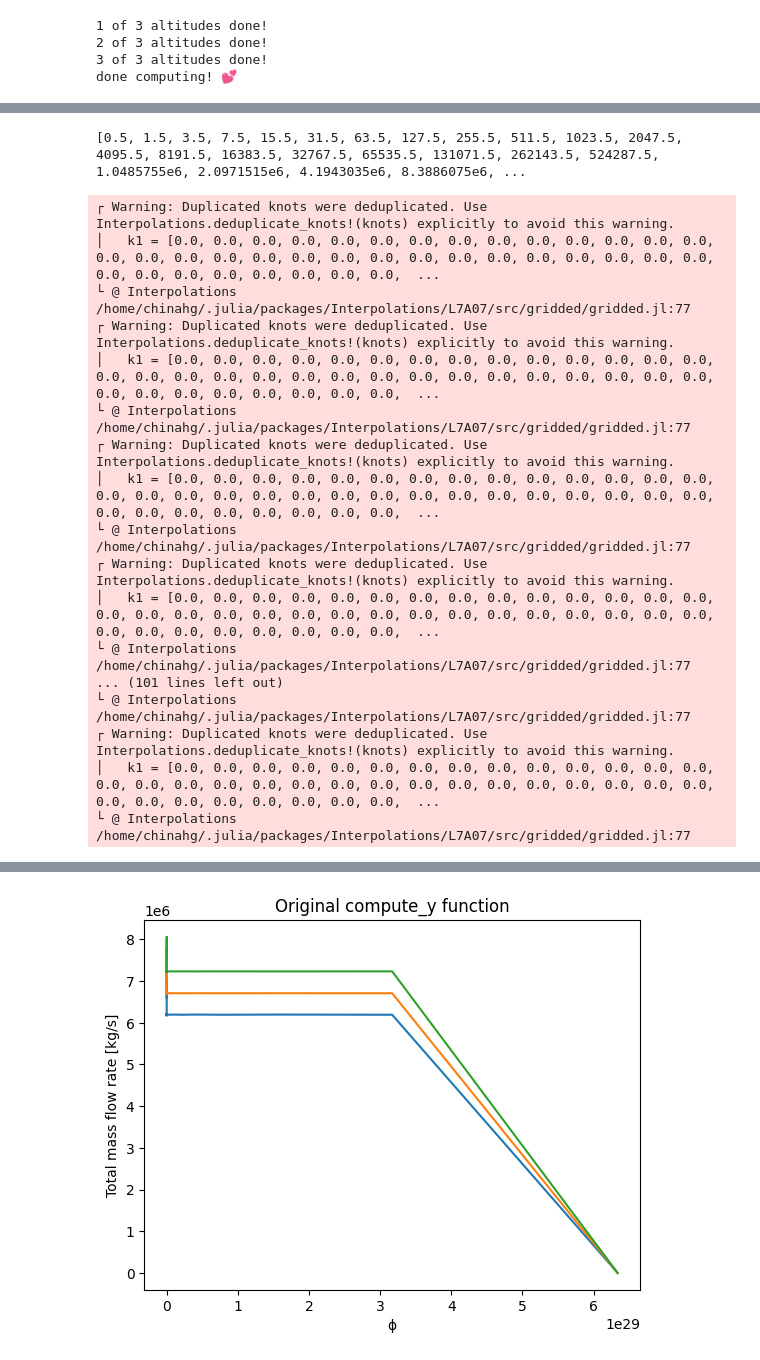
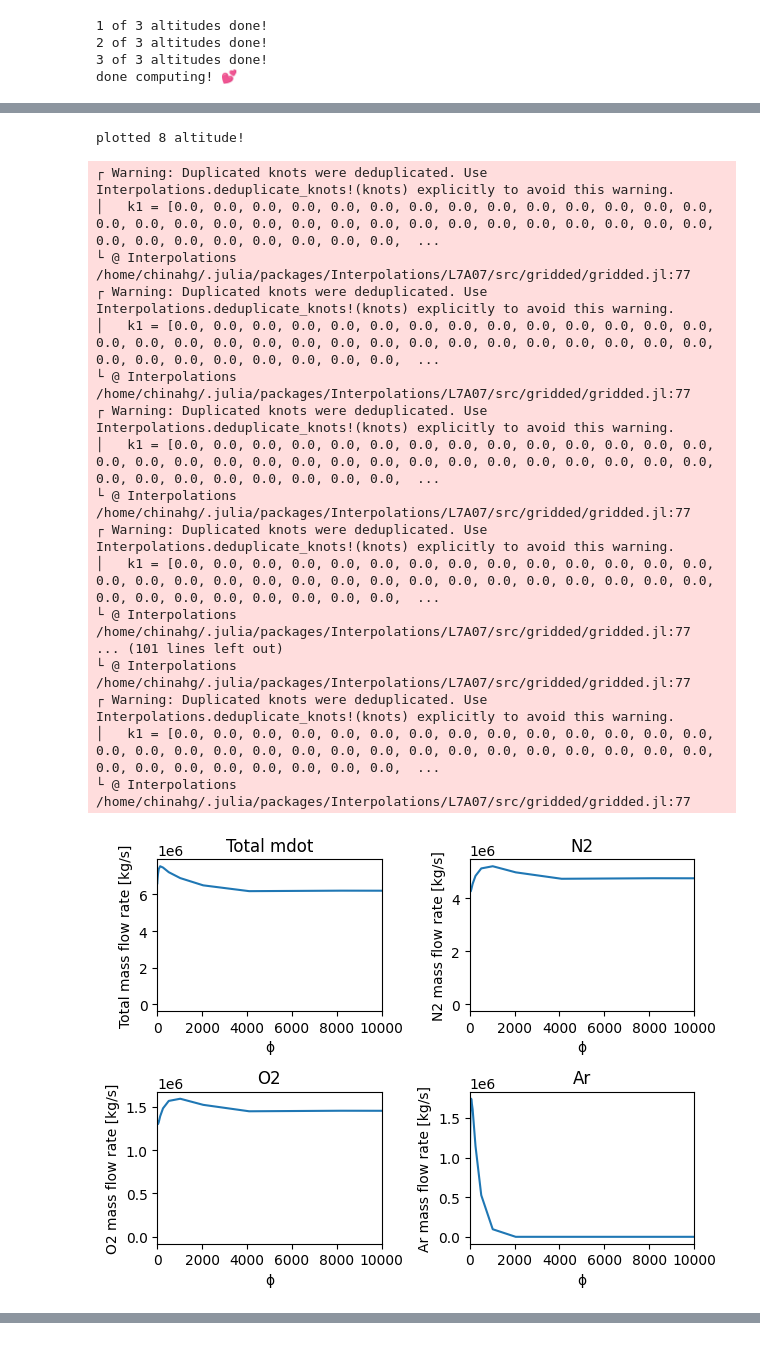
Before and after one commit to chinahg/rocketemissions, a Jupyter notebook: plumeSSMEJP.ipynb, the cells around one changed output, grey strips where cells are left out. Cells and saved outputs as stored; diff of their text form; code cells hidden in the pictures.

Commit message:
updated plotting to include mass flow rate of individual species in phi-psi

```diff
--- a/plumeSSMEJP.ipynb
+++ b/plumeSSMEJP.ipynb
@@ -713,6 +713,10 @@ for m = 1:length(h) #For all specified altitudes
     MFar = zeros(s,n)
     MFn2 = zeros(s,n)
     MFo2 = zeros(s,n)
+
+    mdot_Ar_sum = zeros(n)
+    mdot_N2_sum = zeros(n)
+    mdot_O2_sum = zeros(n)
     mdot_Ar = zeros(s,n)
     mdot_N2 = zeros(s,n)
     mdot_O2 = zeros(s,n)
@@ -734,9 +738,14 @@ for m = 1:length(h) #For all specified altitudes
         MFn2[j,i] = gas_g.gas[j,i,m]("N2").Y[1] #[kg/kg tot]
         MFo2[j,i] = gas_g.gas[j,i,m]("O2").Y[1] #[kg/kg tot]
         Xarea[j,i] = 3.1415*(Δψ[j+1]^2 - Δψ[j]^2)
+
         mdot_Ar[j,i] = Xarea[j,i]*MFar[j,i]*rho_tot[j,i]*u[j,i]
         mdot_N2[j,i] = Xarea[j,i]*MFn2[j,i]*rho_tot[j,i]*u[j,i]
         mdot_O2[j,i] = Xarea[j,i]*MFo2[j,i]*rho_tot[j,i]*u[j,i]
+
+        mdot_O2_sum[i] += mdot_O2[j,i]
+        mdot_N2_sum[i] += mdot_N2[j,i]
+        mdot_Ar_sum[i] += mdot_Ar[j,i]
         mdot_tot[i] += mdot_Ar[j,i] + mdot_N2[j,i] + mdot_O2[j,i]
     end
 
@@ -764,13 +773,33 @@ for m = 1:length(h) #For all specified altitudes
     #savefig("/home/chinahg/GCresearch/rocketemissions/rockettests/" * h_string * "m/flux_Ar.png")
 
     ϕ = cumsum(Δϕ)
+    max =10000
+    fig,axs = plt.subplots(2,2)
+    axs[1,1].plot(ϕ, mdot_tot)
+    axs[1,1].set_xlabel("ϕ")
+    axs[1,1].set_ylabel("Total mass flow rate [kg/s]")
+    axs[1,1].set_title("Total mdot")
+    axs[1,1].set_xlim(0,max)
 
-    print(ϕ)
+    axs[1,2].plot(ϕ, mdot_N2_sum)
+    axs[1,2].set_xlabel("ϕ")
+    axs[1,2].set_ylabel("N2 mass flow rate [kg/s]")
+    axs[1,2].set_title("N2")
+    axs[1,2].set_xlim(0,max)
 
-    plt.plot(ϕ, mdot_tot)
-    plt.xlabel("ϕ")
-    plt.ylabel("Total mass flow rate [kg/s]")
-    plt.title("Original compute_y function")
+    axs[2,1].plot(ϕ, mdot_O2_sum)
+    axs[2,1].set_xlabel("ϕ")
+    axs[2,1].set_ylabel("O2 mass flow rate [kg/s]")
+    axs[2,1].set_title("O2")
+    axs[2,1].set_xlim(0,max)
+
+    axs[2,2].plot(ϕ, mdot_Ar_sum)
+    axs[2,2].set_xlabel("ϕ")
+    axs[2,2].set_ylabel("Ar mass flow rate [kg/s]")
+    axs[2,2].set_title("Ar")
+    axs[2,2].set_xlim(0,max)
+
+    fig.tight_layout()
     savefig("/home/chinahg/GCresearch/rocketemissions/rockettests/" * h_string * "m/mdot_tot.png")
 
     #plot(xx[1:13], mdot_Ar_g[1,1:13], xlabel = "Axial Distance [m]", ylabel = "mdot Ar in x dir at y = 0")
@@ -826,31 +855,32 @@ print("\n done plotting!")
 │   k1 = [0.0, 0.0, 0.0, 0.0, 0.0, 0.0, 0.0, 0.0, 0.0, 0.0, 0.0, 0.0, 0.0, 0.0, 0.0, 0.0, 0.0, 0.0, 0.0, 0.0, 0.0, 0.0, 0.0, 0.0, 0.0, 0.0, 0.0, 0.0, 0.0, 0.0, 0.0, 0.0, 0.0, 0.0, 0.0, 0.0, 0.0, 0.0,  ...
 └ @ Interpolations /home/chinahg/.julia/packages/Interpolations/L7A07/src/gridded/gridded.jl:77
 ┌ Warning: Duplicated knots were deduplicated. Use Interpolations.deduplicate_knots!(knots) explicitly to avoid this warning.
 │   k1 = [0.0, 0.0, 0.0, 0.0, 0.0, 0.0, 0.0, 0.0, 0.0, 0.0, 0.0, 0.0, 0.0, 0.0, 0.0, 0.0, 0.0, 0.0, 0.0, 0.0, 0.0, 0.0, 0.0, 0.0, 0.0, 0.0, 0.0, 0.0, 0.0, 0.0, 0.0, 0.0, 0.0, 0.0, 0.0, 0.0, 0.0, 0.0,  ...
 └ @ Interpolations /home/chinahg/.julia/packages/Interpolations/L7A07/src/gridded/gridded.jl:77
 ┌ Warning: Duplicated knots were deduplicated. Use Interpolations.deduplicate_knots!(knots) explicitly to avoid this warning.
 │   k1 = [0.0, 0.0, 0.0, 0.0, 0.0, 0.0, 0.0, 0.0, 0.0, 0.0, 0.0, 0.0, 0.0, 0.0, 0.0, 0.0, 0.0, 0.0, 0.0, 0.0, 0.0, 0.0, 0.0, 0.0, 0.0, 0.0, 0.0, 0.0, 0.0, 0.0, 0.0, 0.0, 0.0, 0.0, 0.0, 0.0, 0.0, 0.0,  ...
 └ @ Interpolations /home/chinahg/.julia/packages/Interpolations/L7A07/src/gridded/gridded.jl:77
 ... (101 lines left out)
 └ @ Interpolations /home/chinahg/.julia/packages/Interpolations/L7A07/src/gridded/gridded.jl:77
 ┌ Warning: Duplicated knots were deduplicated. Use Interpolations.deduplicate_knots!(knots) explicitly to avoid this warning.
 │   k1 = [0.0, 0.0, 0.0, 0.0, 0.0, 0.0, 0.0, 0.0, 0.0, 0.0, 0.0, 0.0, 0.0, 0.0, 0.0, 0.0, 0.0, 0.0, 0.0, 0.0, 0.0, 0.0, 0.0, 0.0, 0.0, 0.0, 0.0, 0.0, 0.0, 0.0, 0.0, 0.0, 0.0, 0.0, 0.0, 0.0, 0.0, 0.0,  ...
 └ @ Interpolations /home/chinahg/.julia/packages/Interpolations/L7A07/src/gridded/gridded.jl:77
-[0.5, 1.5, 3.5, 7.5, 15.5, 31.5, 63.5, 127.5, 255.5, 511.5, 1023.5, 2047.5, 4095.5, 8191.5, 16383.5, 32767.5, 65535.5, 131071.5, 262143.5, 524287.5, 1.0485755e6, 2.0971515e6, 4.1943035e6, 8.3886075e6, ...
+plotted 8 altitude!
 ┌ Warning: Duplicated knots were deduplicated. Use Interpolations.deduplicate_knots!(knots) explicitly to avoid this warning.
 │   k1 = [0.0, 0.0, 0.0, 0.0, 0.0, 0.0, 0.0, 0.0, 0.0, 0.0, 0.0, 0.0, 0.0, 0.0, 0.0, 0.0, 0.0, 0.0, 0.0, 0.0, 0.0, 0.0, 0.0, 0.0, 0.0, 0.0, 0.0, 0.0, 0.0, 0.0, 0.0, 0.0, 0.0, 0.0, 0.0, 0.0, 0.0, 0.0,  ...
 └ @ Interpolations /home/chinahg/.julia/packages/Interpolations/L7A07/src/gridded/gridded.jl:77
 ┌ Warning: Duplicated knots were deduplicated. Use Interpolations.deduplicate_knots!(knots) explicitly to avoid this warning.
 │   k1 = [0.0, 0.0, 0.0, 0.0, 0.0, 0.0, 0.0, 0.0, 0.0, 0.0, 0.0, 0.0, 0.0, 0.0, 0.0, 0.0, 0.0, 0.0, 0.0, 0.0, 0.0, 0.0, 0.0, 0.0, 0.0, 0.0, 0.0, 0.0, 0.0, 0.0, 0.0, 0.0, 0.0, 0.0, 0.0, 0.0, 0.0, 0.0,  ...
 └ @ Interpolations /home/chinahg/.julia/packages/Interpolations/L7A07/src/gridded/gridded.jl:77
 ┌ Warning: Duplicated knots were deduplicated. Use Interpolations.deduplicate_knots!(knots) explicitly to avoid this warning.
 │   k1 = [0.0, 0.0, 0.0, 0.0, 0.0, 0.0, 0.0, 0.0, 0.0, 0.0, 0.0, 0.0, 0.0, 0.0, 0.0, 0.0, 0.0, 0.0, 0.0, 0.0, 0.0, 0.0, 0.0, 0.0, 0.0, 0.0, 0.0, 0.0, 0.0, 0.0, 0.0, 0.0, 0.0, 0.0, 0.0, 0.0, 0.0, 0.0,  ...
 └ @ Interpolations /home/chinahg/.julia/packages/Interpolations/L7A07/src/gridded/gridded.jl:77
 ┌ Warning: Duplicated knots were deduplicated. Use Interpolations.deduplicate_knots!(knots) explicitly to avoid this warning.
 │   k1 = [0.0, 0.0, 0.0, 0.0, 0.0, 0.0, 0.0, 0.0, 0.0, 0.0, 0.0, 0.0, 0.0, 0.0, 0.0, 0.0, 0.0, 0.0, 0.0, 0.0, 0.0, 0.0, 0.0, 0.0, 0.0, 0.0, 0.0, 0.0, 0.0, 0.0, 0.0, 0.0, 0.0, 0.0, 0.0, 0.0, 0.0, 0.0,  ...
 └ @ Interpolations /home/chinahg/.julia/packages/Interpolations/L7A07/src/gridded/gridded.jl:77
 ... (101 lines left out)
 └ @ Interpolations /home/chinahg/.julia/packages/Interpolations/L7A07/src/gridded/gridded.jl:77
 ┌ Warning: Duplicated knots were deduplicated. Use Interpolations.deduplicate_knots!(knots) explicitly to avoid this warning.
 │   k1 = [0.0, 0.0, 0.0, 0.0, 0.0, 0.0, 0.0, 0.0, 0.0, 0.0, 0.0, 0.0, 0.0, 0.0, 0.0, 0.0, 0.0, 0.0, 0.0, 0.0, 0.0, 0.0, 0.0, 0.0, 0.0, 0.0, 0.0, 0.0, 0.0, 0.0, 0.0, 0.0, 0.0, 0.0, 0.0, 0.0, 0.0, 0.0,  ...
 └ @ Interpolations /home/chinahg/.julia/packages/Interpolations/L7A07/src/gridded/gridded.jl:77
+[figure, new version]
@@ -858 +891,0 @@ print("\n done plotting!")
-[figure, old version]
```
Also changed, not shown: parts of 1 cell of this notebook.
